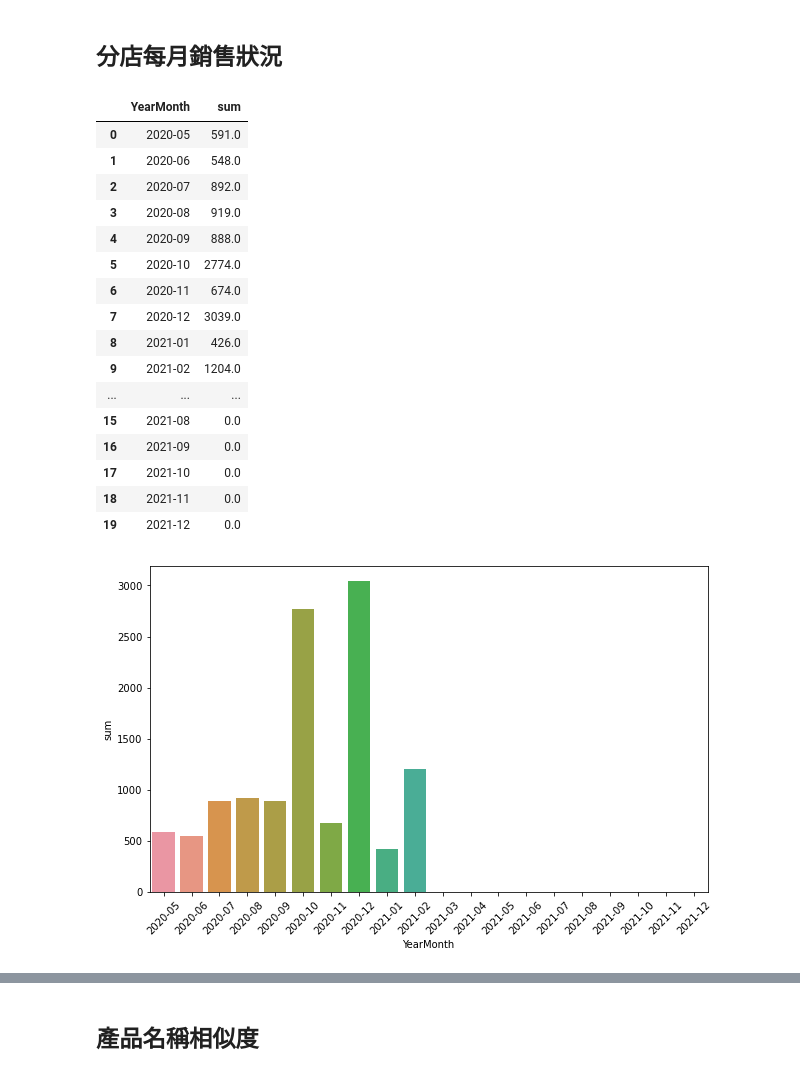
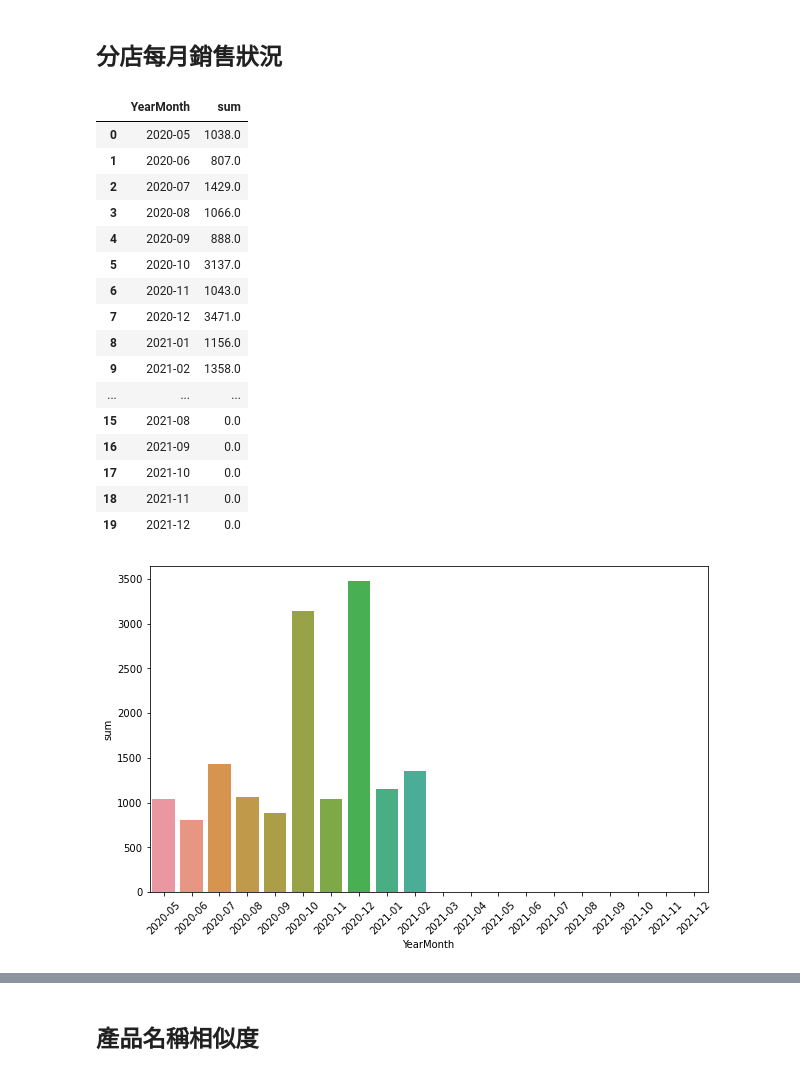
Before and after one commit to itrobotics/EDA_carrefour, a Jupyter notebook: EDA_家樂福數據集.ipynb, the cells around one changed output, grey strips where cells are left out. Drawn from its saved outputs; the diff is of its cells as text; code cells hidden in the pictures.

```diff
--- a/EDA_家樂福數據集.ipynb
+++ b/EDA_家樂福數據集.ipynb
@@ -103,13 +103,15 @@ sex             766
 age_group         1
 dtype: int64
 # %%
-# train
+# to handle datetime
 date = pd.to_datetime(train_df['order_date'])
 train_df['month']=date.dt.month
 train_df['year']=date.dt.year
 train_df['YearMonth'] = date.dt.strftime('%Y-%m')
 train_df['day_name']=date.dt.day_name()
 train_df['day']=date.dt.day
+# add total sales
+train_df['total_sales']=train_df['sales_price']*train_df['quantity']
 # %%
 train_df.head(10)
 # %% [output]
@@ -576,7 +539,7 @@ sales_per_month_store
 # %% [markdown]
 ## 每月各分店銷售狀況
 # %%
-sales_per_month_store=train_df.groupby(['YearMonth','store'])['sales_price'].agg(['sum']).reset_index()
+sales_per_month_store=train_df.groupby(['YearMonth','store'])['total_sales'].agg(['sum']).reset_index()
 sales_per_month_store
 plt.figure(figsize=(10, 6))
 plt.xticks(rotation=45)
@@ -588,7 +551,7 @@ sns.barplot(x='YearMonth', y='sum', data=sales_per_month_store, hue='store')
 ## 分店每月銷售狀況
 # %%
 def analyze_store_sales(df,store_id):
-    sales_per_month_store=df.groupby(['YearMonth','store'])['sales_price'].agg(['sum']).reset_index()
+    sales_per_month_store=df.groupby(['YearMonth','store'])['total_sales'].agg(['sum']).reset_index()
     data=sales_per_month_store[sales_per_month_store['store']==store_id]
     data=data[['YearMonth','sum']]
     # Create a DataFrame with all months (including missing ones) and fill missing values with 0
@@ -601,24 +564,24 @@ def analyze_store_sales(df,store_id):
     sns.barplot(x='YearMonth', y='sum', data=df_data)
     return df_data
 # %%
-analyze_store_sales(train_df,'51cbbfb9-85a5-4032-8f03-7b1c43d08e49')
+analyze_store_sales(train_df,store_id='51cbbfb9-85a5-4032-8f03-7b1c43d08e49')
 # %% [output]
 |  | YearMonth | sum |
-| 0 | 2020-05 | 591.0 |
-| 1 | 2020-06 | 548.0 |
-| 2 | 2020-07 | 892.0 |
-| 3 | 2020-08 | 919.0 |
+| 0 | 2020-05 | 1038.0 |
+| 1 | 2020-06 | 807.0 |
+| 2 | 2020-07 | 1429.0 |
+| 3 | 2020-08 | 1066.0 |
 | 4 | 2020-09 | 888.0 |
-| 5 | 2020-10 | 2774.0 |
-| 6 | 2020-11 | 674.0 |
-| 7 | 2020-12 | 3039.0 |
-| 8 | 2021-01 | 426.0 |
-| 9 | 2021-02 | 1204.0 |
+| 5 | 2020-10 | 3137.0 |
+| 6 | 2020-11 | 1043.0 |
+| 7 | 2020-12 | 3471.0 |
+| 8 | 2021-01 | 1156.0 |
+| 9 | 2021-02 | 1358.0 |
 | ... | ... | ... |
 | 15 | 2021-08 | 0.0 |
 | 16 | 2021-09 | 0.0 |
 | 17 | 2021-10 | 0.0 |
 | 18 | 2021-11 | 0.0 |
 | 19 | 2021-12 | 0.0 |
-[figure, old version]
+[figure, new version]
 # %%
```
Also changed, not shown: parts of 34 cells of this notebook, 3 other files.
